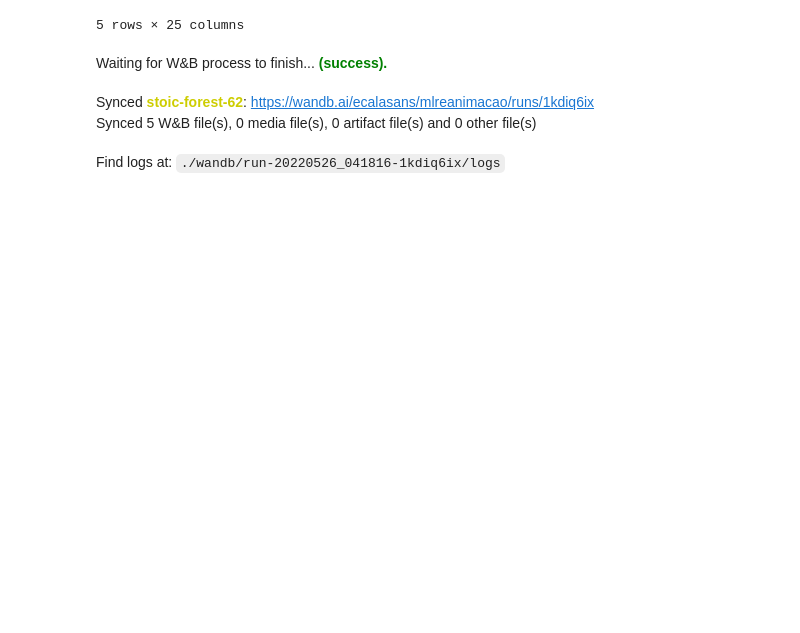
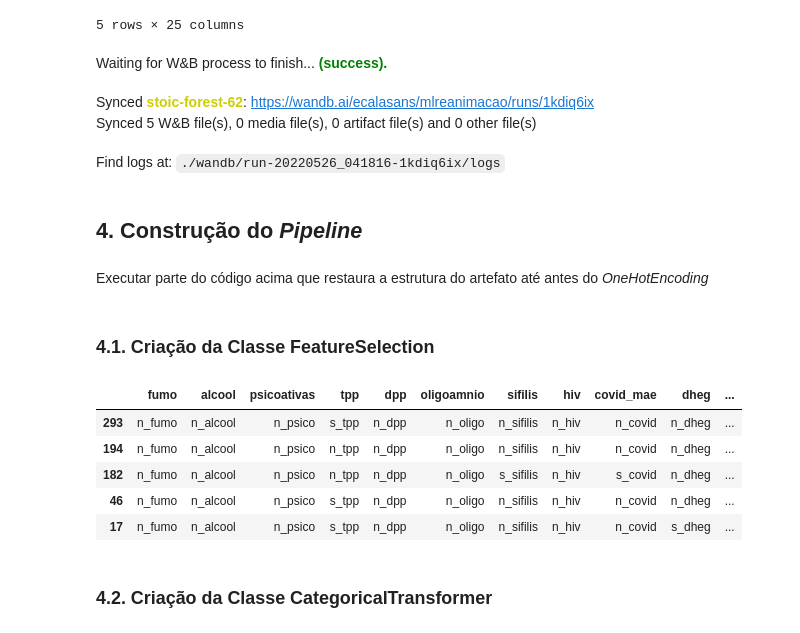
Before and after one commit to ecalasans/mlreanimacao, a Jupyter notebook: ml_p1_TRAIN.ipynb, the cells around one changed output. Cells and saved outputs as stored; diff of their text form; code cells hidden in the pictures; blank space fills up the shorter version.

Commit message:
Pipeline funcionando

```diff
--- a/ml_p1_TRAIN.ipynb
+++ b/ml_p1_TRAIN.ipynb
@@ -329,3 +335,36 @@ Waiting for W&B process to finish... (success).
 Synced stoic-forest-62: https://wandb.ai/ecalasans/mlreanimacao/runs/1kdiq6ix
 Synced 5 W&B file(s), 0 media file(s), 0 artifact file(s) and 0 other file(s)
 Find logs at: ./wandb/run-20220526_041816-1kdiq6ix/logs
+# %% [markdown]
+## 4. Construção do *Pipeline*
+# %% [markdown]
+Executar parte do código acima que restaura a estrutura do artefato até antes do *OneHotEncoding*
+# %% [markdown]
+### 4.1. Criação da Classe **FeatureSelection**
+# %%
+class FeatureSelector(BaseEstimator, TransformerMixin):
+    # Construtor
+    def __init__(self, feature_names):
+        self.feature_names = feature_names
+
+    # Override de fit
+    def fit(self, X, y=None):
+        return self
+
+    # Retorna as colunas passadas no construtor
+    def transform(self, X, y=None):
+        return X[self.feature_names]
+# %%
+# Teste da classe
+fs = FeatureSelector(x_train.select_dtypes("object").columns.to_list())
+df = fs.fit_transform(x_train)
+df.head()
+# %% [output]
+|  | fumo | alcool | psicoativas | tpp | dpp | oligoamnio | sifilis | hiv | covid_mae | dheg | ... |
+| 293 | n_fumo | n_alcool | n_psico | s_tpp | n_dpp | n_oligo | n_sifilis | n_hiv | n_covid | n_dheg | ... |
+| 194 | n_fumo | n_alcool | n_psico | n_tpp | n_dpp | n_oligo | n_sifilis | n_hiv | n_covid | n_dheg | ... |
+| 182 | n_fumo | n_alcool | n_psico | n_tpp | n_dpp | n_oligo | s_sifilis | n_hiv | s_covid | n_dheg | ... |
+| 46 | n_fumo | n_alcool | n_psico | s_tpp | n_dpp | n_oligo | n_sifilis | n_hiv | n_covid | n_dheg | ... |
+| 17 | n_fumo | n_alcool | n_psico | s_tpp | n_dpp | n_oligo | n_sifilis | n_hiv | n_covid | s_dheg | ... |
+# %% [markdown]
+### 4.2. Criação da Classe **CategoricalTransformer**
```
Also changed, not shown: parts of 24 cells of this notebook.
